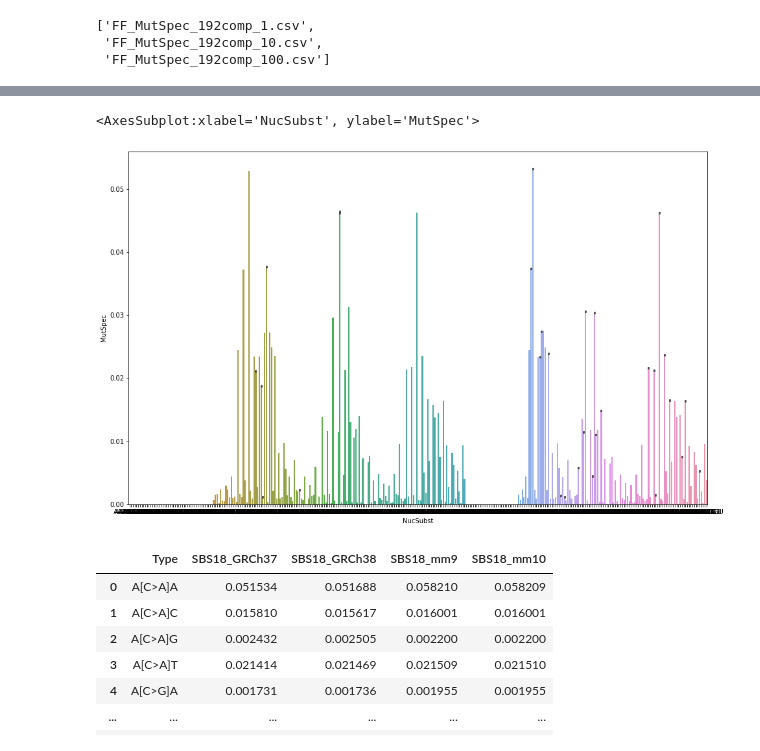
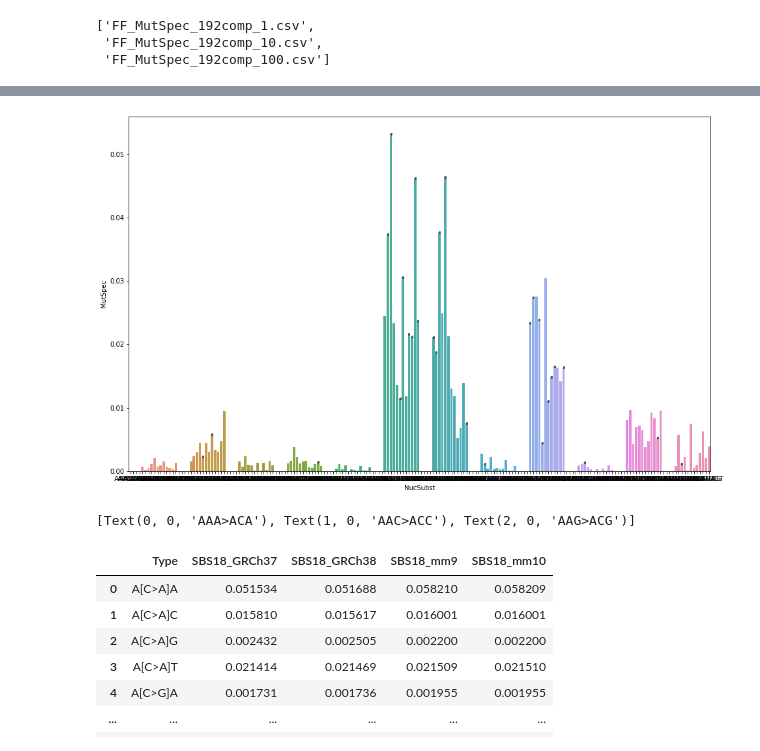
Before and after one commit to mitoclub/Signatures, a Jupyter notebook: notebooks/2.EDA_bootstraping.ipynb, the cells around one changed output, grey strips where cells are left out. Saved outputs shown, nothing was run; the diff lists cells and outputs as text; code cells hidden in the pictures.

```diff
--- a/notebooks/2.EDA_bootstraping.ipynb
+++ b/notebooks/2.EDA_bootstraping.ipynb
@@ -22,7 +23,9 @@ for f in filepaths:
         _df = pd.read_csv(_path, index_col=0)
         dataframes.append(_df)
 # %%
-d = dataframes[0]
-d["NucSubst"] = d["NucSubst"].str.replace("U", "T")
-d["Context"] = d.NucSubst.str.slice(0, 3)
-d["Mut"] = d.NucSubst.str.get(1) + ">" + d.NucSubst.str.get(-2)
+full_df = pd.concat(dataframes, ignore_index=True)
+full_df["NucSubst"] = full_df["NucSubst"].str.replace("U", "T")
+full_df["Context"] = full_df.NucSubst.str.slice(0, 3)
+full_df["Mut"] = full_df.NucSubst.str.get(1) + ">" + full_df.NucSubst.str.get(-2)
+full_df = full_df.sort_values(["Mut", "Context"])
+full_df
@@ -140,6 +46,10 @@ full_df.groupby("NucSubst").ObsFr.describe()
 # %%
 plt.figure(figsize=(16, 10))
-sns.barplot(x="NucSubst", y="MutSpec", data=full_df, ci=95);
+sns.barplot(x="NucSubst", y="MutSpec", data=full_df, ci=95)
+locs, labels = plt.xticks()
 # %% [output]
-<AxesSubplot:xlabel='NucSubst', ylabel='MutSpec'>
-[figure, old version]
+[figure, new version]
+# %%
+labels[:3]
+# %% [output]
+[Text(0, 0, 'AAA>ACA'), Text(1, 0, 'AAC>ACC'), Text(2, 0, 'AAG>ACG')]
```
Also changed, not shown: parts of 9 cells of this notebook.
